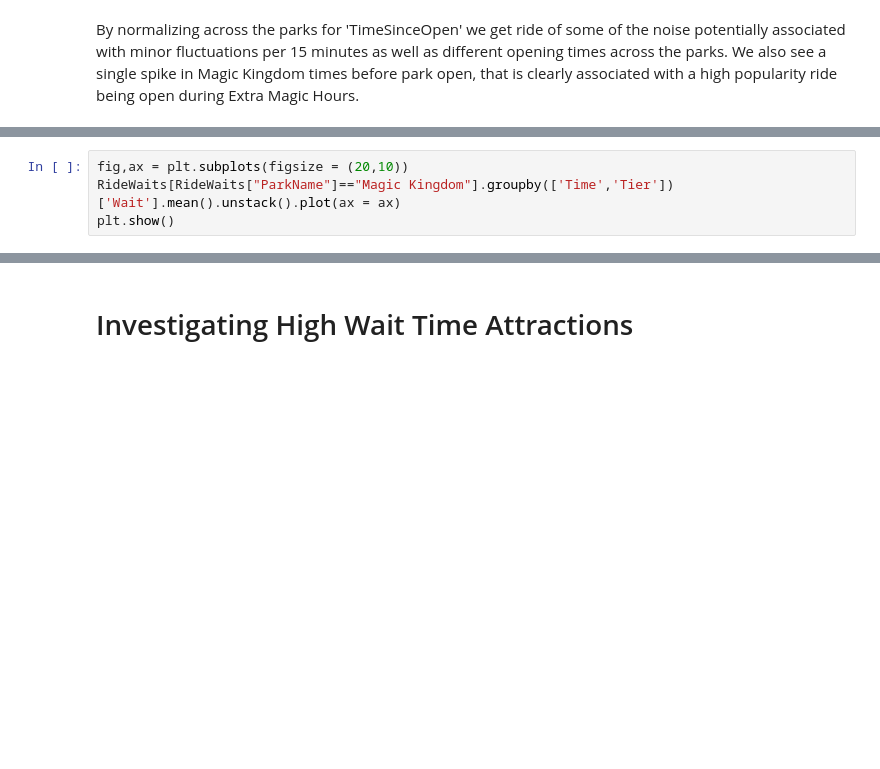
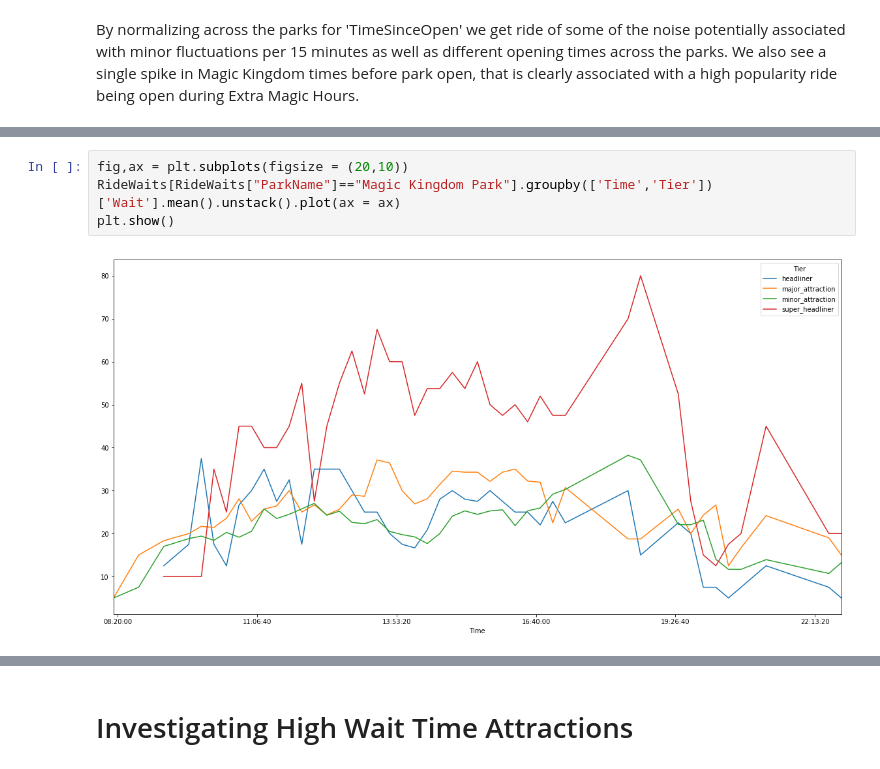
Before and after one commit to ChristopherArnold28/DisneyWaits, a Jupyter notebook: src/ExploratoryAnalysisDisneyWaits.ipynb, the cells around one changed output, grey strips where cells are left out. Cells and saved outputs as stored; diff of their text form; blank space fills up the shorter version.

```diff
--- a/src/ExploratoryAnalysisDisneyWaits.ipynb
+++ b/src/ExploratoryAnalysisDisneyWaits.ipynb
@@ -303,7 +439,9 @@ plt.show()
 # %%
 fig,ax = plt.subplots(figsize = (20,10))
-RideWaits[RideWaits["ParkName"]=="Magic Kingdom"].groupby(['Time','Tier'])['Wait'].mean().unstack().plot(ax = ax)
+RideWaits[RideWaits["ParkName"]=="Magic Kingdom Park"].groupby(['Time','Tier'])['Wait'].mean().unstack().plot(ax = ax)
 plt.show()
+# %% [output]
+[figure, added]
 # %%
 fig,ax = plt.subplots(figsize = (20,10))
 RideWaits[RideWaits["ParkName"]=="EpCot"].groupby(['Time','Tier'])['Wait'].mean().unstack().plot(ax = ax)
```
Also changed, not shown: parts of 58 cells of this notebook, 1 other file.
